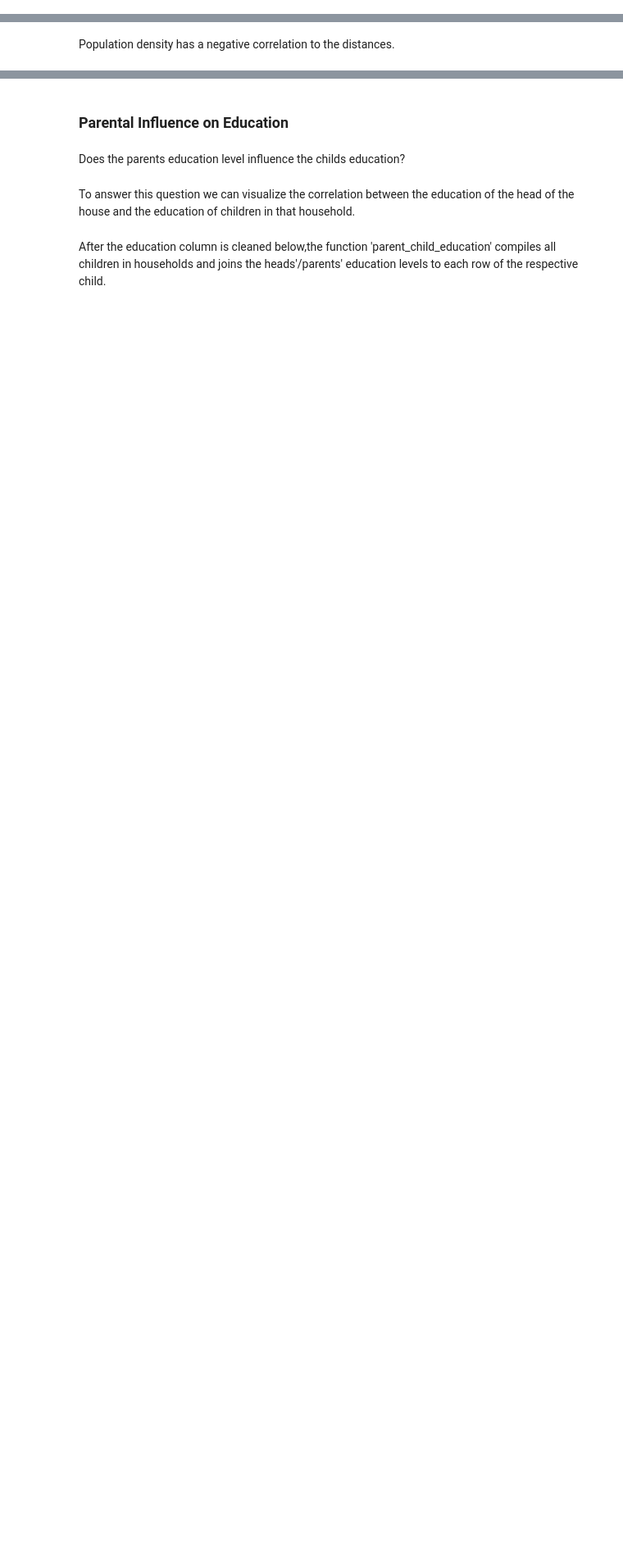
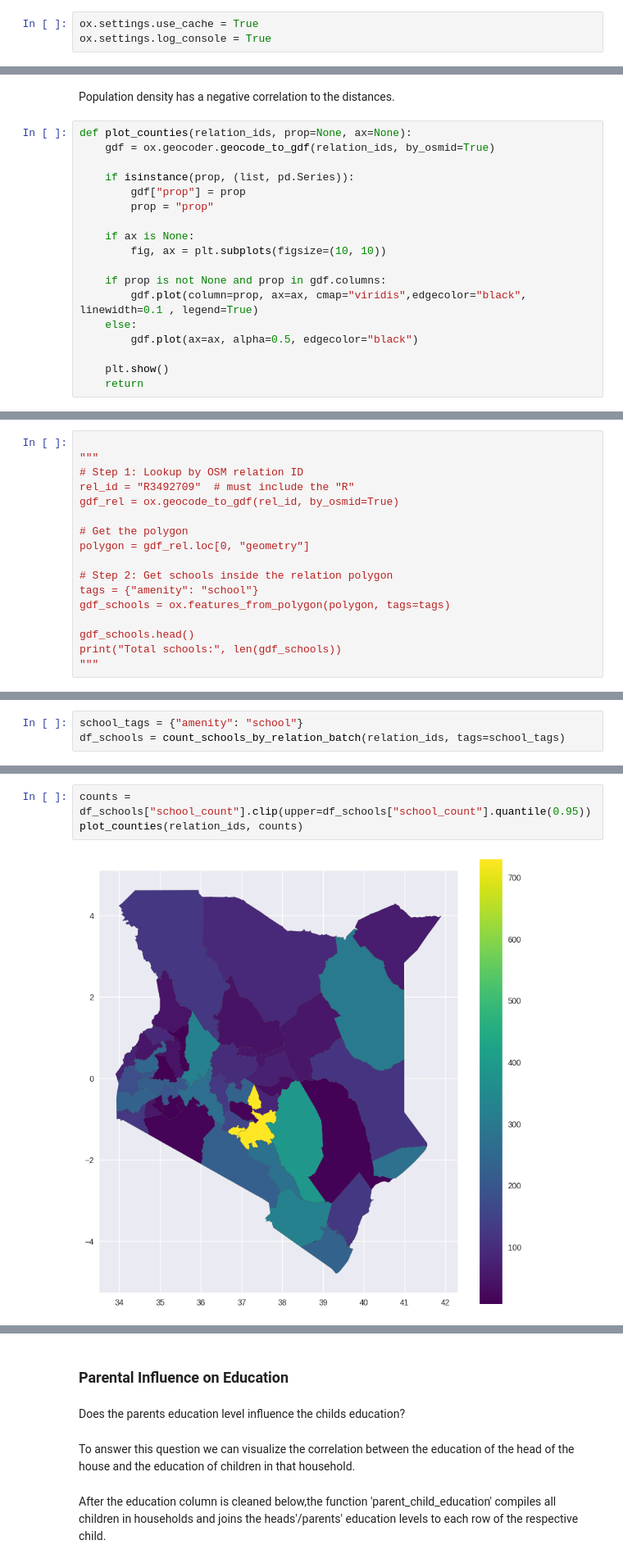
Before and after one commit to silprosa/fynesse_mlfc, a Jupyter notebook: notebooks/Education.ipynb, the cells around one changed output, grey strips where cells are left out. Shown at 82% size. Saved outputs shown, nothing was run; the diff lists cells and outputs as text; blank space fills up the shorter version.

```diff
--- a/notebooks/Education.ipynb
+++ b/notebooks/Education.ipynb
@@ -50,3 +52,6 @@ sns.set_palette("husl")
+# %%
+ox.settings.use_cache = True
+ox.settings.log_console = True
 # %% [markdown]
 # 1: Access - Data loading and exploration
 # %%
@@ -449,3 +436,21 @@ plt.show()
 [figure]
 # %% [markdown]
 Population density has a negative correlation to the distances.
+# %%
+def plot_counties(relation_ids, prop=None, ax=None):
+    gdf = ox.geocoder.geocode_to_gdf(relation_ids, by_osmid=True)
+
+    if isinstance(prop, (list, pd.Series)):
+        gdf["prop"] = prop
+        prop = "prop"
+
+    if ax is None:
+        fig, ax = plt.subplots(figsize=(10, 10))
+
+    if prop is not None and prop in gdf.columns:
+        gdf.plot(column=prop, ax=ax, cmap="viridis",edgecolor="black", linewidth=0.1 , legend=True)
+    else:
+        gdf.plot(ax=ax, alpha=0.5, edgecolor="black")
+
+    plt.show()
+    return
@@ -451,0 +463,17 @@ Population density has a negative correlation to the distances.
+# %%
+
+"""
+# Step 1: Lookup by OSM relation ID
+rel_id = "R3492709"  # must include the "R"
+gdf_rel = ox.geocode_to_gdf(rel_id, by_osmid=True)
+
+# Get the polygon
+polygon = gdf_rel.loc[0, "geometry"]
+
+# Step 2: Get schools inside the relation polygon
+tags = {"amenity": "school"}
+gdf_schools = ox.features_from_polygon(polygon, tags=tags)
+
+gdf_schools.head()
+print("Total schools:", len(gdf_schools))
+"""
@@ -451,0 +629,3 @@ Population density has a negative correlation to the distances.
+# %%
+school_tags = {"amenity": "school"}
+df_schools = count_schools_by_relation_batch(relation_ids, tags=school_tags)
@@ -451,0 +652,5 @@ Population density has a negative correlation to the distances.
+# %%
+counts = df_schools["school_count"].clip(upper=df_schools["school_count"].quantile(0.95))
+plot_counties(relation_ids, counts)
+# %% [output]
+[figure, added]
```
Also changed, not shown: parts of 32 cells of this notebook.
